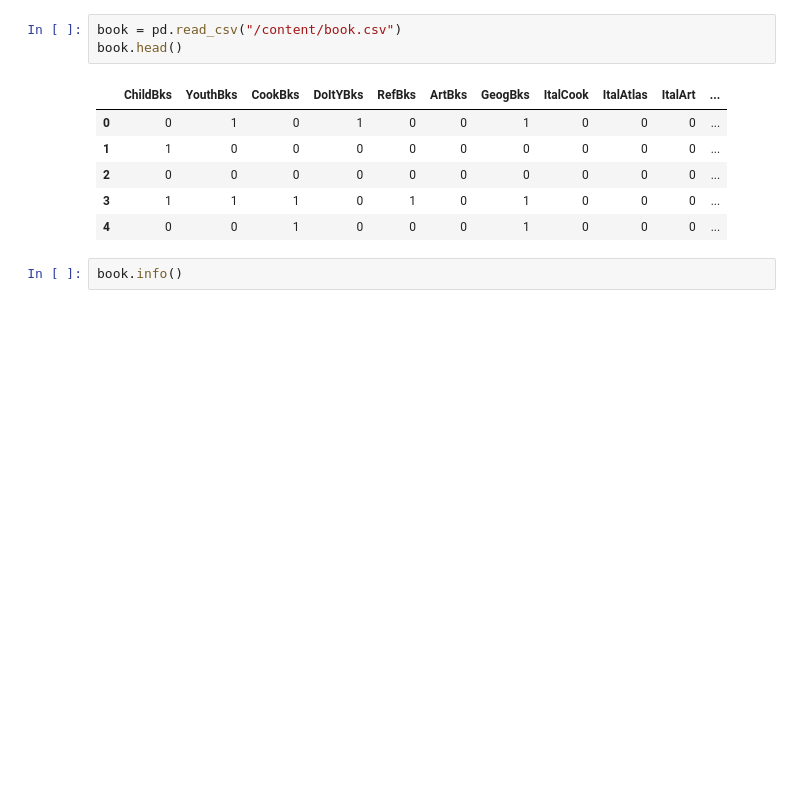
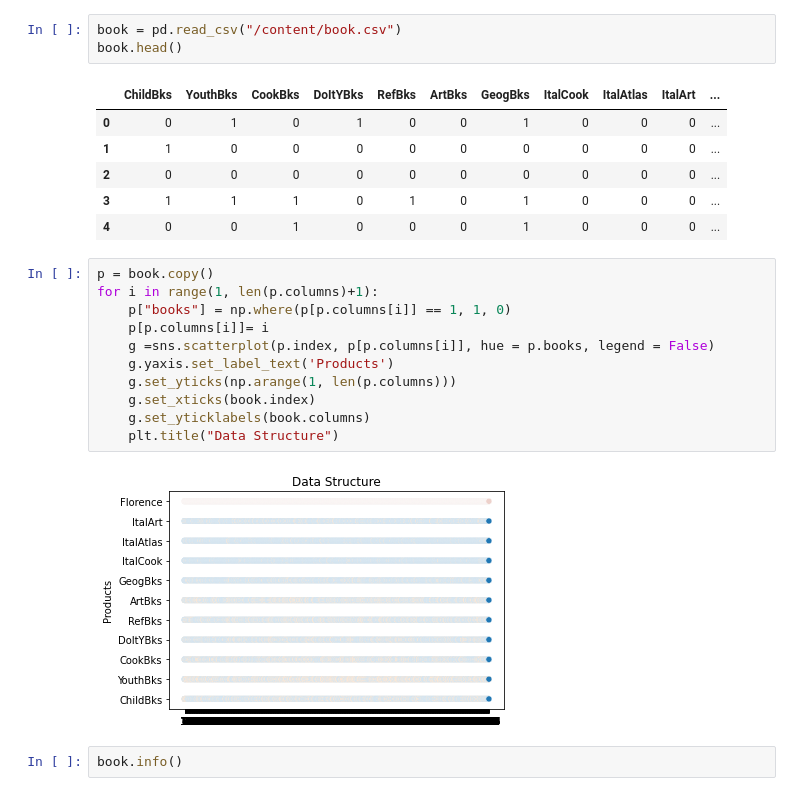
Before and after one commit to Bhavin52/Assignment, a Jupyter notebook: Association_Rules_Q1.ipynb, the cells around one changed output. Cells and saved outputs as stored; diff of their text form; blank space fills up the shorter version.

```diff
--- a/Association_Rules_Q1.ipynb
+++ b/Association_Rules_Q1.ipynb
@@ -15,6 +20,19 @@ book.head()
 | 2 | 0 | 0 | 0 | 0 | 0 | 0 | 0 | 0 | 0 | 0 | ... |
 | 3 | 1 | 1 | 1 | 0 | 1 | 0 | 1 | 0 | 0 | 0 | ... |
 | 4 | 0 | 0 | 1 | 0 | 0 | 0 | 1 | 0 | 0 | 0 | ... |
+# %%
+p = book.copy()
+for i in range(1, len(p.columns)+1):
+    p["books"] = np.where(p[p.columns[i]] == 1, 1, 0)
+    p[p.columns[i]]= i
+    g =sns.scatterplot(p.index, p[p.columns[i]], hue = p.books, legend = False)
+    g.yaxis.set_label_text('Products')
+    g.set_yticks(np.arange(1, len(p.columns)))
+    g.set_xticks(book.index)
+    g.set_yticklabels(book.columns)
+    plt.title("Data Structure")
+# %% [output]
+[figure, added]
 # %%
 book.info()
 # %% [output]
```
Also changed, not shown: parts of 1 cell of this notebook.
